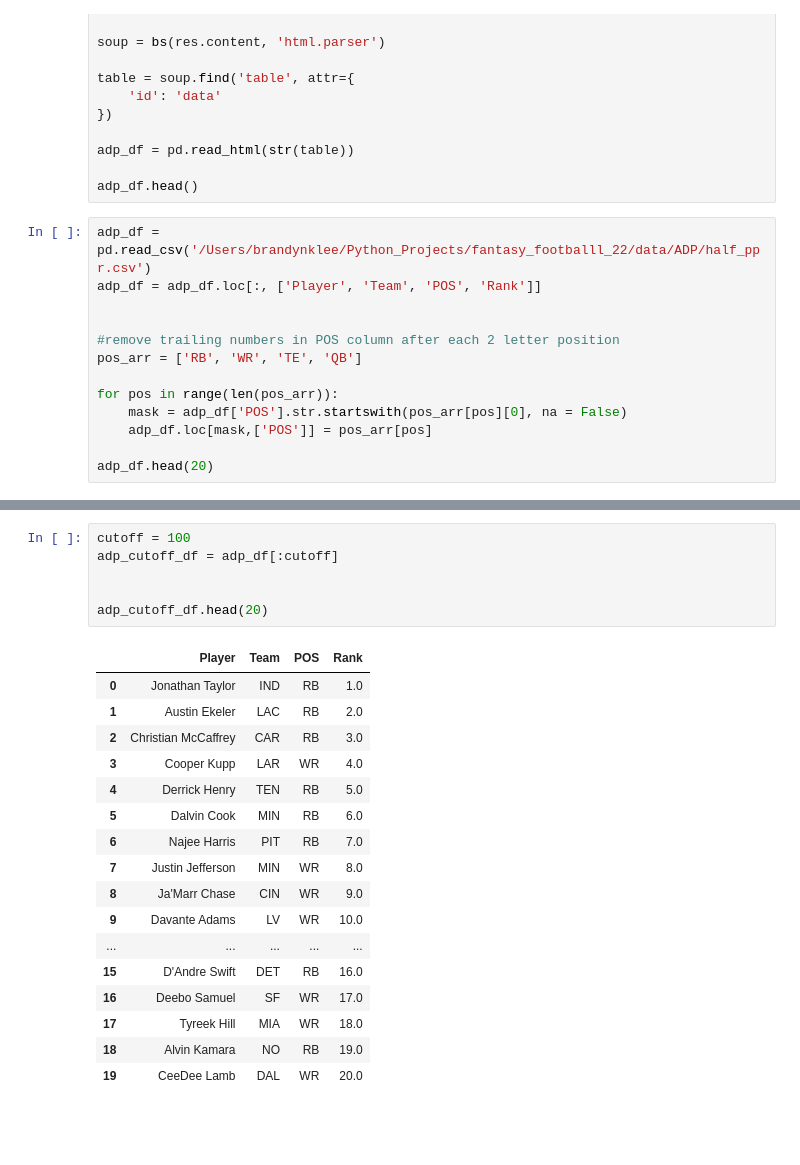
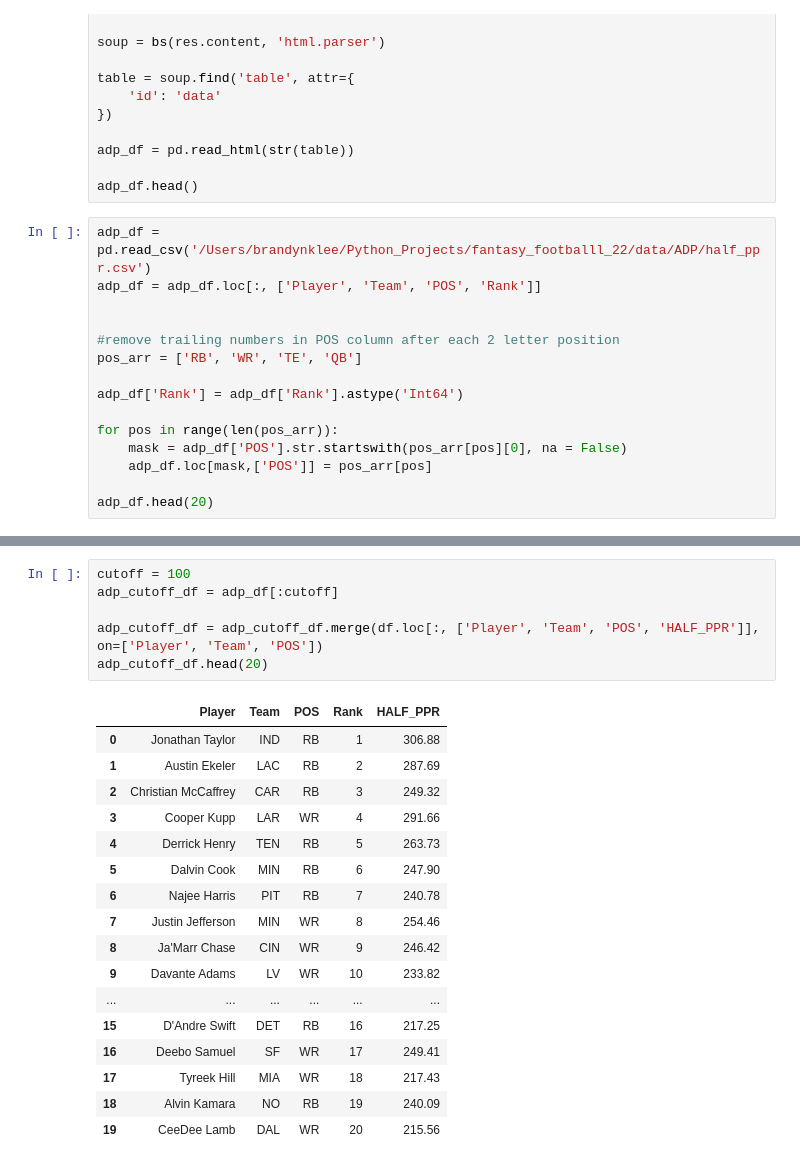
Before and after one commit to kumajimmy/fantasy_footballl_22, a Jupyter notebook: vor_model.ipynb, the cells around one changed output, grey strips where cells are left out. Drawn from its saved outputs; the diff is of its cells as text; blank space fills up the shorter version.

```diff
--- a/vor_model.ipynb
+++ b/vor_model.ipynb
@@ -56,6 +56,8 @@ adp_df = adp_df.loc[:, ['Player', 'Team', 'POS', 'Rank']]
 #remove trailing numbers in POS column after each 2 letter position
 pos_arr = ['RB', 'WR', 'TE', 'QB']
 
+adp_df['Rank'] = adp_df['Rank'].astype('Int64')
+
 for pos in range(len(pos_arr)):
     mask = adp_df['POS'].str.startswith(pos_arr[pos][0], na = False)
     adp_df.loc[mask,['POS']] = pos_arr[pos]
@@ -82,24 +84,24 @@ adp_df.head(20)
 # %%
 cutoff = 100
 adp_cutoff_df = adp_df[:cutoff]
 
-
+adp_cutoff_df = adp_cutoff_df.merge(df.loc[:, ['Player', 'Team', 'POS', 'HALF_PPR']], on=['Player', 'Team', 'POS'])
 adp_cutoff_df.head(20)
 # %% [output]
-|  | Player | Team | POS | Rank |
-| 0 | Jonathan Taylor | IND | RB | 1.0 |
-| 1 | Austin Ekeler | LAC | RB | 2.0 |
-| 2 | Christian McCaffrey | CAR | RB | 3.0 |
-| 3 | Cooper Kupp | LAR | WR | 4.0 |
-| 4 | Derrick Henry | TEN | RB | 5.0 |
-| 5 | Dalvin Cook | MIN | RB | 6.0 |
-| 6 | Najee Harris | PIT | RB | 7.0 |
-| 7 | Justin Jefferson | MIN | WR | 8.0 |
-| 8 | Ja'Marr Chase | CIN | WR | 9.0 |
-| 9 | Davante Adams | LV | WR | 10.0 |
-| ... | ... | ... | ... | ... |
-| 15 | D'Andre Swift | DET | RB | 16.0 |
-| 16 | Deebo Samuel | SF | WR | 17.0 |
-| 17 | Tyreek Hill | MIA | WR | 18.0 |
-| 18 | Alvin Kamara | NO | RB | 19.0 |
-| 19 | CeeDee Lamb | DAL | WR | 20.0 |
+|  | Player | Team | POS | Rank | HALF_PPR |
+| 0 | Jonathan Taylor | IND | RB | 1 | 306.88 |
+| 1 | Austin Ekeler | LAC | RB | 2 | 287.69 |
+| 2 | Christian McCaffrey | CAR | RB | 3 | 249.32 |
+| 3 | Cooper Kupp | LAR | WR | 4 | 291.66 |
+| 4 | Derrick Henry | TEN | RB | 5 | 263.73 |
+| 5 | Dalvin Cook | MIN | RB | 6 | 247.90 |
+| 6 | Najee Harris | PIT | RB | 7 | 240.78 |
+| 7 | Justin Jefferson | MIN | WR | 8 | 254.46 |
+| 8 | Ja'Marr Chase | CIN | WR | 9 | 246.42 |
+| 9 | Davante Adams | LV | WR | 10 | 233.82 |
+| ... | ... | ... | ... | ... | ... |
+| 15 | D'Andre Swift | DET | RB | 16 | 217.25 |
+| 16 | Deebo Samuel | SF | WR | 17 | 249.41 |
+| 17 | Tyreek Hill | MIA | WR | 18 | 217.43 |
+| 18 | Alvin Kamara | NO | RB | 19 | 240.09 |
+| 19 | CeeDee Lamb | DAL | WR | 20 | 215.56 |
```
Also changed, not shown: parts of 4 cells of this notebook.
